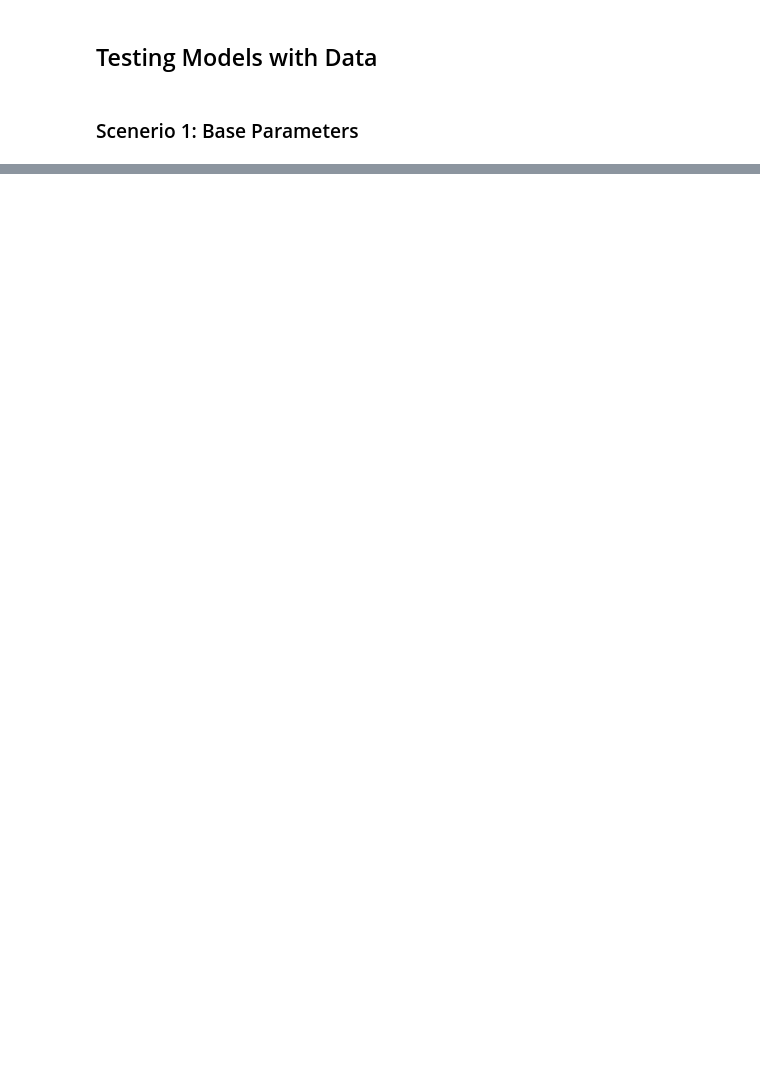
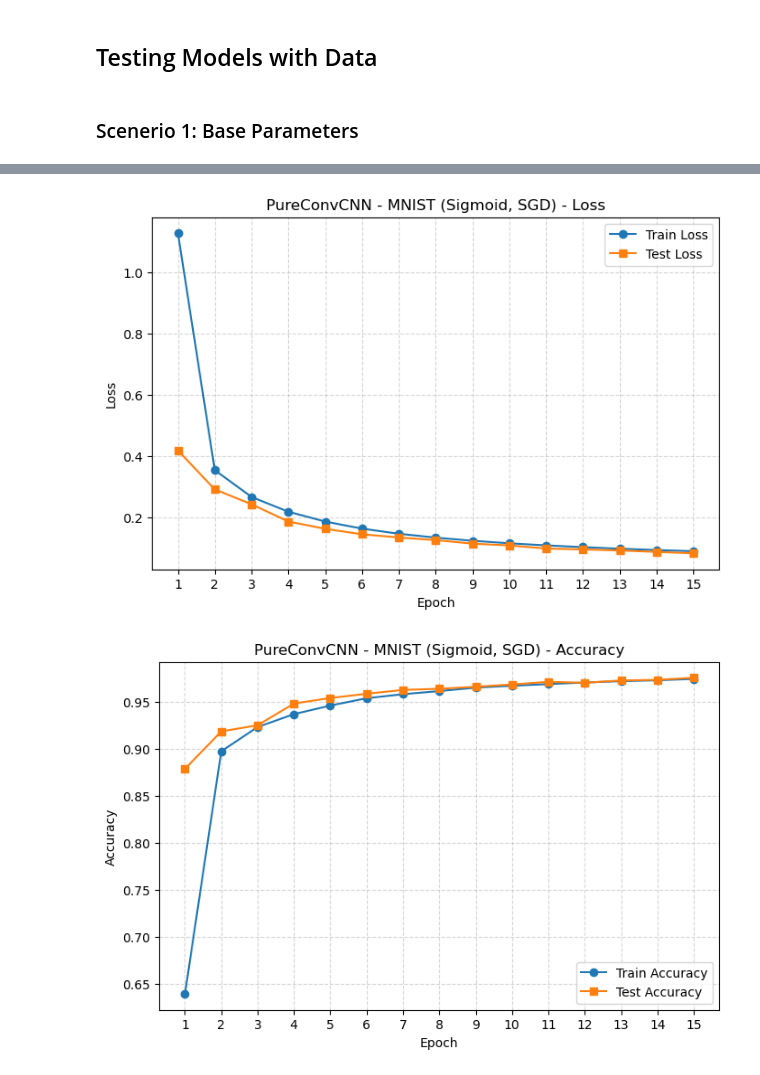
Before and after one commit to allanli608/Intro-to-Deep-Learning, a Jupyter notebook: a3/a3.ipynb, the cells around one changed output, grey strips where cells are left out. Saved outputs shown, nothing was run; the diff lists cells and outputs as text; code cells hidden in the pictures; blank space fills up the shorter version.

```diff
--- a/a3/a3.ipynb
+++ b/a3/a3.ipynb
@@ -34,7 +41,9 @@ class SimpleMLP(nn.Module):
         return x
 # %%
 class PureConvCNN(nn.Module):
-    def __init__(self, in_channels=1, num_classes=10, activation="sigmoid"):
+    def __init__(
+        self, in_channels=1, num_classes=10, activation="sigmoid", use_batchnorm=False
+    ):
         super().__init__()
 
         # --- Activation selection ---
@@ -42,29 +51,40 @@ class PureConvCNN(nn.Module):
             self.act = nn.Sigmoid()
         elif activation == "relu":
             self.act = nn.ReLU()
-        elif activation == "tanh":
-            self.act = nn.Tanh()
         else:
             raise ValueError(f"Unsupported activation: {activation}")
 
-        # --- Network architecture ---
+        self.use_batchnorm = use_batchnorm
+
         self.conv1 = nn.Conv2d(in_channels, 16, kernel_size=3, stride=1, padding=1)
+        if use_batchnorm:
+            self.bn1 = nn.BatchNorm2d(16)
         self.pool1 = nn.MaxPool2d(kernel_size=2, stride=2)
 
         self.conv2 = nn.Conv2d(16, 32, kernel_size=3, stride=1, padding=1)
+        if use_batchnorm:
+            self.bn2 = nn.BatchNorm2d(32)
         self.pool2 = nn.MaxPool2d(kernel_size=2, stride=2)
 
         self.classifier = nn.Conv2d(32, num_classes, kernel_size=7, stride=1, padding=0)
         self.global_avg = nn.AdaptiveAvgPool2d((1, 1))
 
     def forward(self, x):
-        x = self.act(self.conv1(x))
+        x = self.conv1(x)
+        if self.use_batchnorm:
+            x = self.bn1(x)
+        x = self.act(x)
         x = self.pool1(x)
-        x = self.act(self.conv2(x))
+
+        x = self.conv2(x)
+        if self.use_batchnorm:
+            x = self.bn2(x)
+        x = self.act(x)
         x = self.pool2(x)
+
         x = self.classifier(x)
         x = self.global_avg(x)
-        x = torch.flatten(x, 1)  # (batch, num_classes)
+        x = torch.flatten(x, 1)
         return x
 # %% [markdown]
 ## Training & Plotting Architecture
@@ -274,0 +398,12 @@ config = {"learning_rate": 0.05, "epochs": 15, "optimizer": "sgd"}
+# %%
+cnn_mnist_model, cnn_mnist_history = train_model(
+    base_cnn_mnist,
+    mnist_train_loader,
+    mnist_test_loader,
+    epochs=config["epochs"],
+    optimizer_name=config["optimizer"],
+    lr=config["learning_rate"],
+)
+
+plot_history(cnn_mnist_history, title="PureConvCNN - MNIST (Sigmoid, SGD)")
+# %% [output]
@@ -274,0 +427,2 @@ config = {"learning_rate": 0.05, "epochs": 15, "optimizer": "sgd"}
+[figure, added]
+[figure, added]
```
Also changed, not shown: parts of 31 cells of this notebook.
